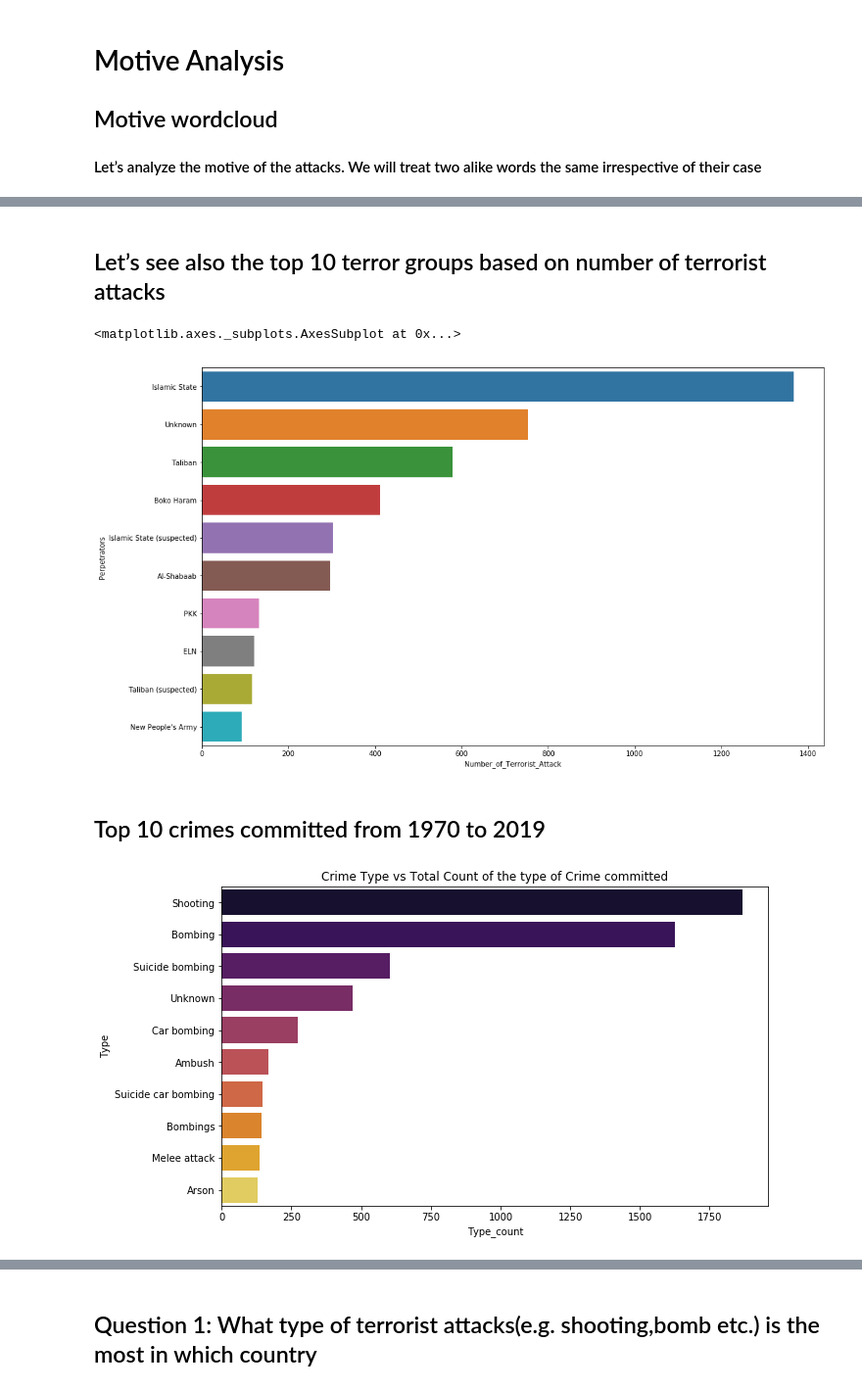
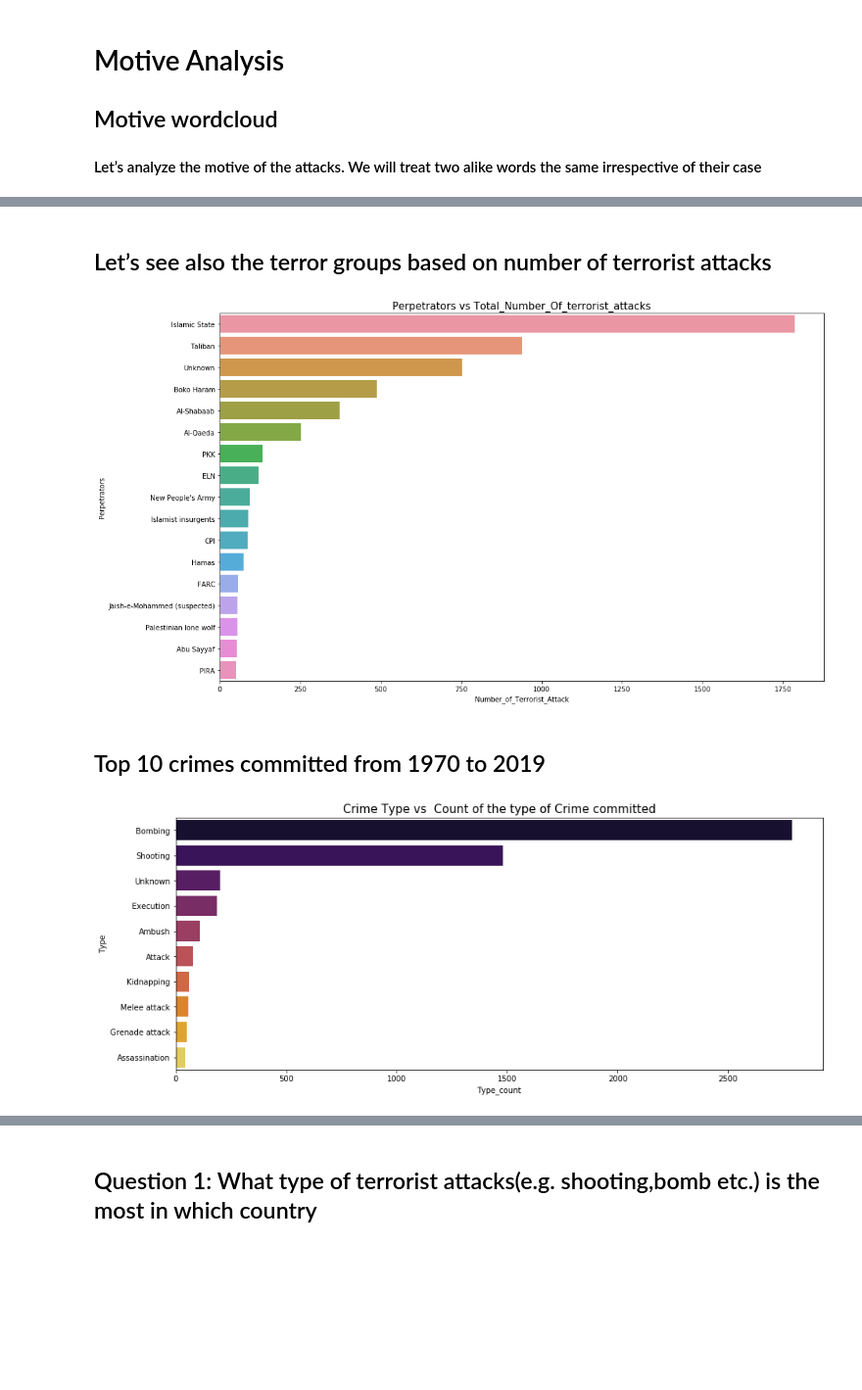
Before and after one commit to SupChanda/Predicting-perpetrators-of-global-terrorism, a Jupyter notebook: Predicting Perpetrator using Machine Learning algorithm.ipynb, the cells around one changed output, grey strips where cells are left out. Shown at 98% size. Drawn from its saved outputs; the diff is of its cells as text; code cells hidden in the pictures; blank space fills up the shorter version.

```diff
--- a/Predicting Perpetrator using Machine Learning algorithm.ipynb
+++ b/Predicting Perpetrator using Machine Learning algorithm.ipynb
@@ -128,0 +161,4 @@ dtype: int64
+# %%
+terror_Name_List = Terror_Count.Perpetrators
+TerrorDTframe_notna = TerrorDTframe_notna[TerrorDTframe_notna.Perpetrators.isin(terror_Name_List)]
+TerrorDTframe_notna.shape
@@ -128,0 +174,15 @@ dtype: int64
+# %%
+def extract_One_Name(x):
+    if 'Bomb' in x.strip().title():
+        return 'Bombing'
+    elif 'Shoot' in x.strip().title():
+        return 'Shooting'
+    elif 'Execut' in x.strip().title():
+        return 'Execution'
+    elif ',' in str(x):
+        return(str(x).split(',')[0])
+    else:
+        return(x)
+# %%
+TerrorDTframe_notna['Type'] = TerrorDTframe_notna.Type.apply(lambda x : extract_One_Name(x))
+TerrorDTframe_notna.Type.shape
@@ -128,0 +191,3 @@ dtype: int64
+# %%
+TerrorDTframe_notna = TerrorDTframe_notna.reset_index(drop=True)
+TerrorDTframe_notna.shape
@@ -266,21 +380,22 @@ plt.show()
 # %% [markdown]
-## Let’s see also the top 10 terror groups based on number of terrorist attacks
+## Let’s see also the terror groups based on number of terrorist attacks
 # %%
 totalTerroristAttack = TerrorDTframe_notna.Perpetrators.value_counts().to_frame().reset_index(drop=False)\
                                                 .rename(columns={'index':'Perpetrators','Perpetrators':'Number_of_Terrorist_Attack'})
 plt.figure(figsize=(16,10))
-sns.barplot(y=totalTerroristAttack.Perpetrators[0:10],x=totalTerroristAttack.Number_of_Terrorist_Attack[0:10])
+sns.barplot(y=totalTerroristAttack.Perpetrators,x=totalTerroristAttack.Number_of_Terrorist_Attack)
+plt.title('Perpetrators vs Total_Number_Of_terrorist_attacks',fontsize=15)
+plt.show()
 # %% [output]
-<matplotlib.axes._subplots.AxesSubplot at 0x...>
-[figure, old version]
+[figure, new version]
 # %% [markdown]
 ## Top 10 crimes committed from 1970 to 2019
 # %%
 Attack_count = TerrorDTframe_notna.Type.value_counts().to_frame().reset_index(drop=False)\
                                                             .rename(columns={'index':'Type','Type':'Type_count'})
-plt.figure(figsize=(10,6))
+plt.figure(figsize=(15,6))
 sns.barplot(y=Attack_count['Type'][0:10],x=Attack_count['Type_count'][0:10],palette='inferno')
-plt.title('Crime Type vs Total Count of the type of Crime committed')
+plt.title('Crime Type vs  Count of the type of Crime committed',fontsize=15)
 plt.show()
 # %% [output]
-[figure, old version]
+[figure, new version]
```
Also changed, not shown: parts of 77 cells of this notebook, 2 other files.
